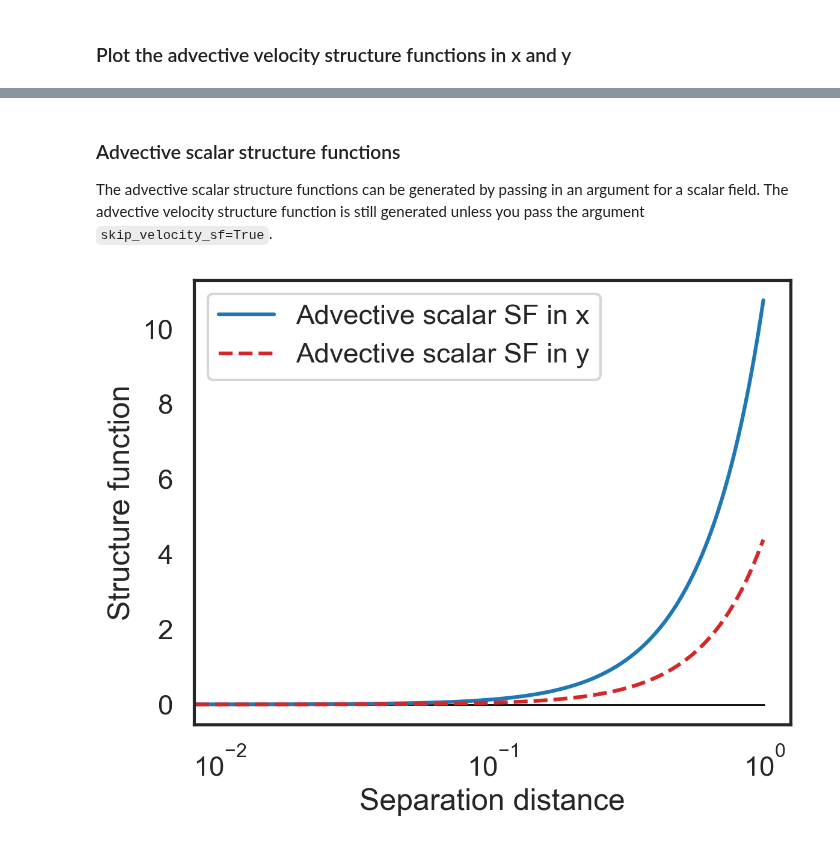
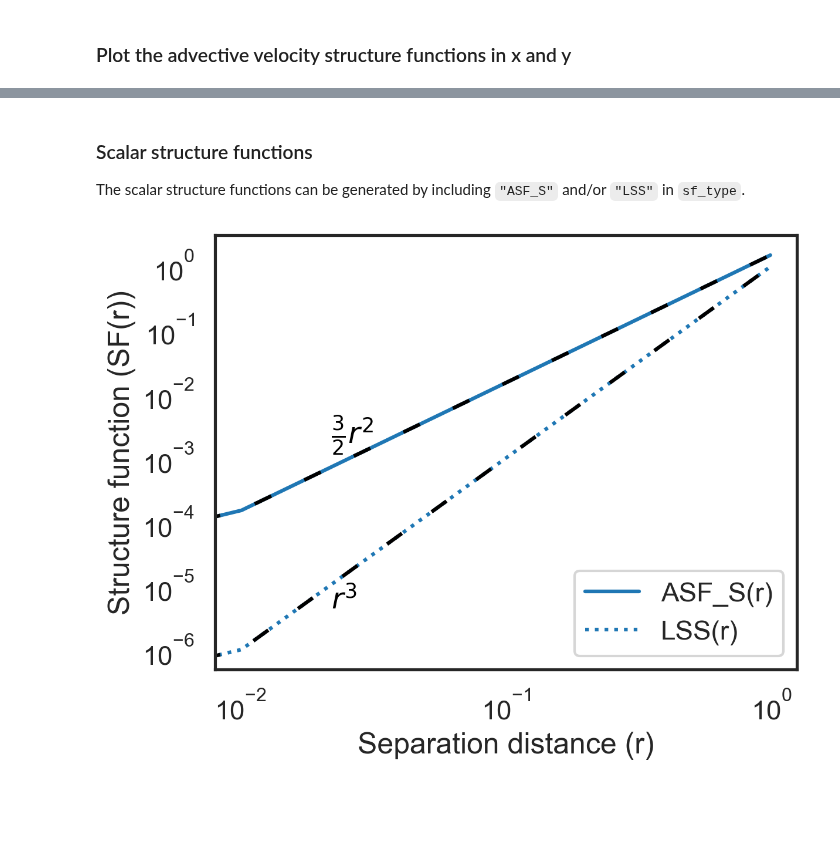
Before and after one commit to cassidymwagner/fluidsf, a Jupyter notebook: docs/source/qs.ipynb, the cells around one changed output, grey strips where cells are left out. Cells and saved outputs as stored; diff of their text form; code cells hidden in the pictures; blank space fills up the shorter version.

```diff
--- a/docs/source/qs.ipynb
+++ b/docs/source/qs.ipynb
@@ -21,7 +25,7 @@ y = np.linspace(0, 1, ny)
 X, Y = np.meshgrid(x, y)
 
 u = X
-v = 0.5 * u
+v = 0.5 * X
 # %%
 import matplotlib.pyplot as plt
 
@@ -89,8 +126,8 @@ plt.show()
-# %% [markdown]
-### Advective scalar structure functions
-The advective scalar structure functions can be generated by passing in an argument for a scalar field. The advective velocity structure function is still generated unless you pass the argument `skip_velocity_sf=True`.
+# %% [markdown]
+### Scalar structure functions
+The scalar structure functions can be generated by including `"ASF_S"` and/or `"LSS"` in `sf_type`.
 # %%
-S = 2 * X**2 + 3 * Y**2
+S = X + Y
 
 sf = fluidsf.generate_structure_functions(
     u, v, x, y, sf_type=["ASF_S", "LSS"], scalar=S, boundary=None
@@ -98,24 +135,45 @@ sf = fluidsf.generate_structure_functions(
 # %%
 import matplotlib.pyplot as plt
 
 fig, ax = plt.subplots()
-ax.semilogx(
+ax.loglog(
     sf["x-diffs"],
     sf["SF_advection_scalar_x"],
-    label="Advective scalar SF in x",
+    label="ASF_S(r)",
     color="tab:blue",
 )
-ax.semilogx(
-    sf["y-diffs"],
-    sf["SF_advection_scalar_y"],
-    label="Advective scalar SF in y",
-    color="tab:red",
-    linestyle="dashed",
+
+ax.loglog(
+    sf["x-diffs"],
+    sf["SF_LSS_x"],
+    label="LSS(r)",
+    color="tab:blue",
+    linestyle="dotted",
 )
+
+ax.loglog(
+    sf["x-diffs"], (3 / 2) * sf["x-diffs"] ** 2, color="k", linestyle=(0, (5, 10))
+)
+ax.loglog(sf["x-diffs"], sf["x-diffs"] ** 3, color="k", linestyle=(0, (5, 10)))
+
+ax.annotate(
+    r"$\frac{3}{2}r^{2}$",
+    (0.2, 0.52),
+    textcoords="axes fraction",
+    color="k",
+)
+
+ax.annotate(
+    r"$r^{3}$",
+    (0.2, 0.14),
+    textcoords="axes fraction",
+    color="k",
+)
+
 plt.hlines(0, 0, 1, color="k", lw=1, zorder=0)
-ax.set_xlabel("Separation distance")
-ax.set_ylabel("Structure function")
-ax.legend()
+ax.set_xlabel("Separation distance (r)")
+ax.set_ylabel("Structure function (SF(r))")
+ax.legend(loc="lower right")
 plt.show()
 # %% [output]
-[figure, old version]
+[figure, new version]
```
Also changed, not shown: parts of 4 cells of this notebook, 2 other files.
